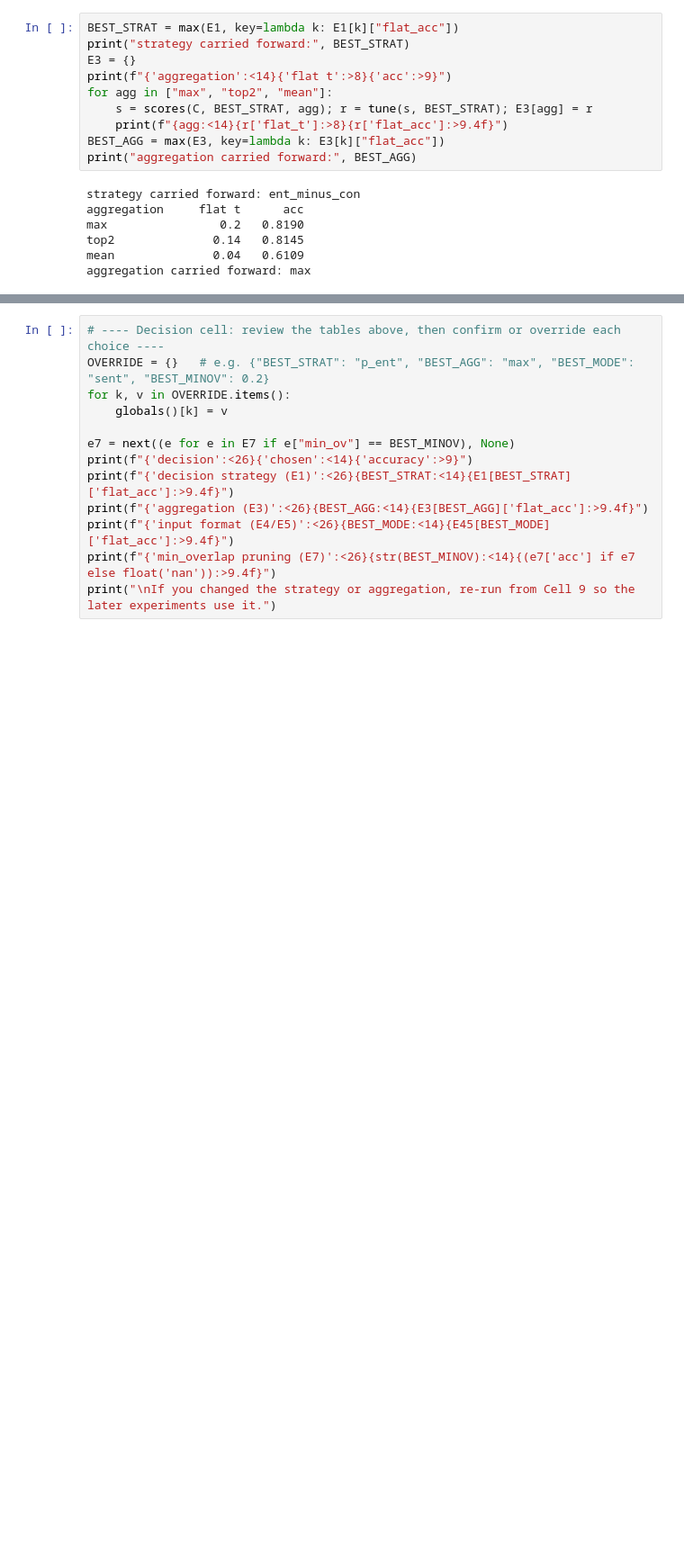
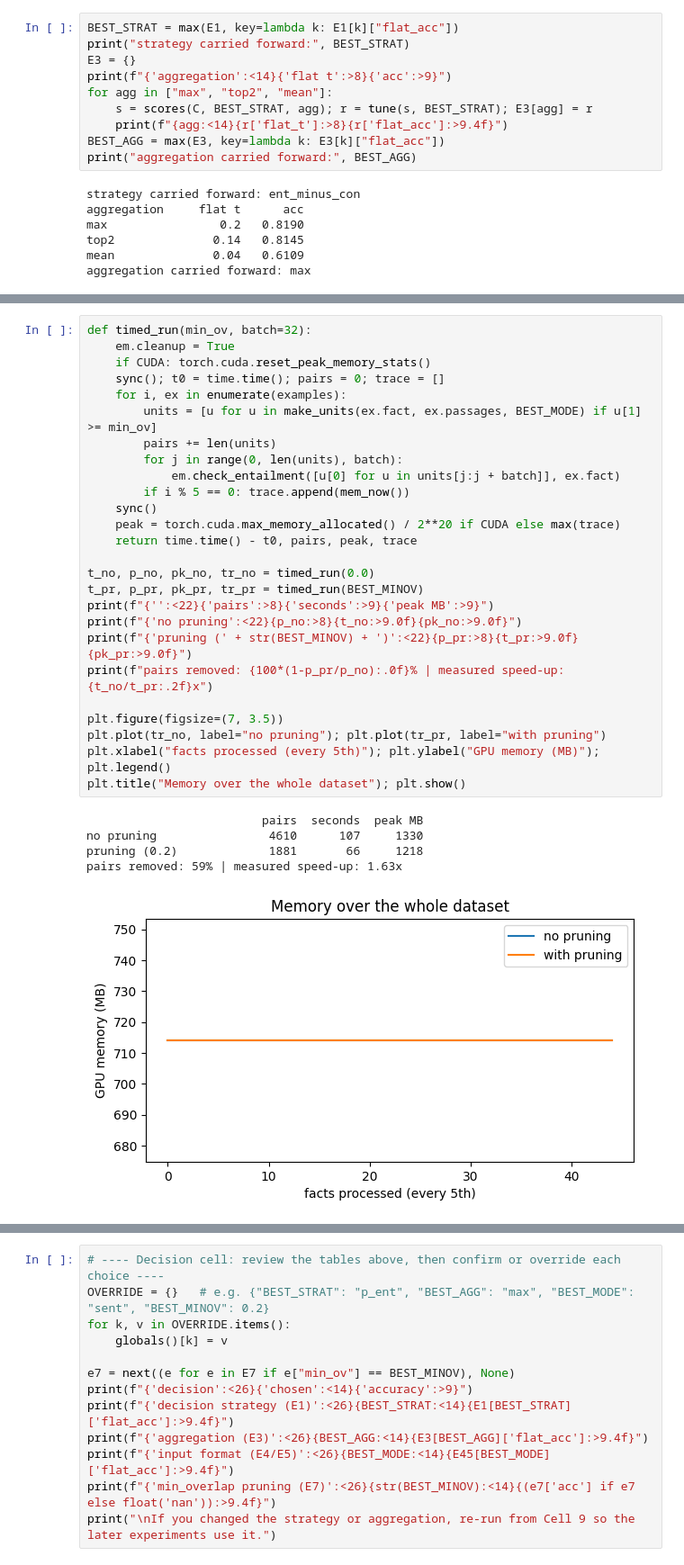
Before and after one commit to Savithmee/Deep-Learning-CW-, a Jupyter notebook: EntailmentModelling.ipynb, the cells around one changed output, grey strips where cells are left out. Shown at 90% size. Cells and saved outputs as stored; diff of their text form; blank space fills up the shorter version.

```diff
--- a/EntailmentModelling.ipynb
+++ b/EntailmentModelling.ipynb
@@ -609,3 +675,35 @@ plt.show()
+# %%
+def timed_run(min_ov, batch=32):
+    em.cleanup = True
+    if CUDA: torch.cuda.reset_peak_memory_stats()
+    sync(); t0 = time.time(); pairs = 0; trace = []
+    for i, ex in enumerate(examples):
+        units = [u for u in make_units(ex.fact, ex.passages, BEST_MODE) if u[1] >= min_ov]
+        pairs += len(units)
+        for j in range(0, len(units), batch):
+            em.check_entailment([u[0] for u in units[j:j + batch]], ex.fact)
+        if i % 5 == 0: trace.append(mem_now())
+    sync()
+    peak = torch.cuda.max_memory_allocated() / 2**20 if CUDA else max(trace)
+    return time.time() - t0, pairs, peak, trace
+
+t_no, p_no, pk_no, tr_no = timed_run(0.0)
+t_pr, p_pr, pk_pr, tr_pr = timed_run(BEST_MINOV)
+print(f"{'':<22}{'pairs':>8}{'seconds':>9}{'peak MB':>9}")
+print(f"{'no pruning':<22}{p_no:>8}{t_no:>9.0f}{pk_no:>9.0f}")
+print(f"{'pruning (' + str(BEST_MINOV) + ')':<22}{p_pr:>8}{t_pr:>9.0f}{pk_pr:>9.0f}")
+print(f"pairs removed: {100*(1-p_pr/p_no):.0f}% | measured speed-up: {t_no/t_pr:.2f}x")
+
+plt.figure(figsize=(7, 3.5))
+plt.plot(tr_no, label="no pruning"); plt.plot(tr_pr, label="with pruning")
+plt.xlabel("facts processed (every 5th)"); plt.ylabel("GPU memory (MB)"); plt.legend()
+plt.title("Memory over the whole dataset"); plt.show()
+# %% [output]
+                         pairs  seconds  peak MB
+no pruning                4610      107     1330
+pruning (0.2)             1881       66     1218
+pairs removed: 59% | measured speed-up: 1.63x
+[figure, added]
 # %%
 def row(name, cache_key, strategy, agg, min_ov):
     cc = caches[cache_key]; c = cc["cache"]; spp = cc["seconds"] / max(cc["pairs"], 1)
```
Also changed, not shown: parts of 10 cells of this notebook.
